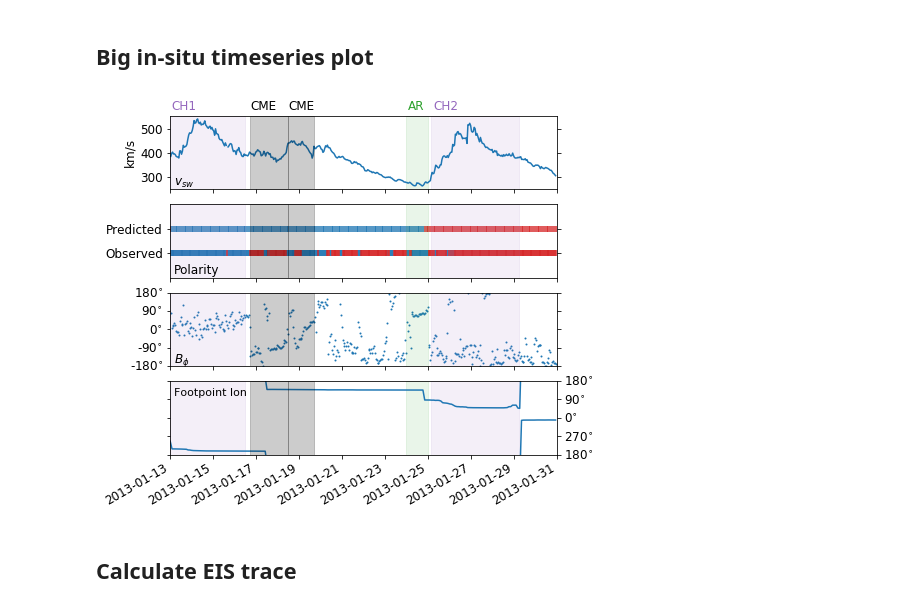
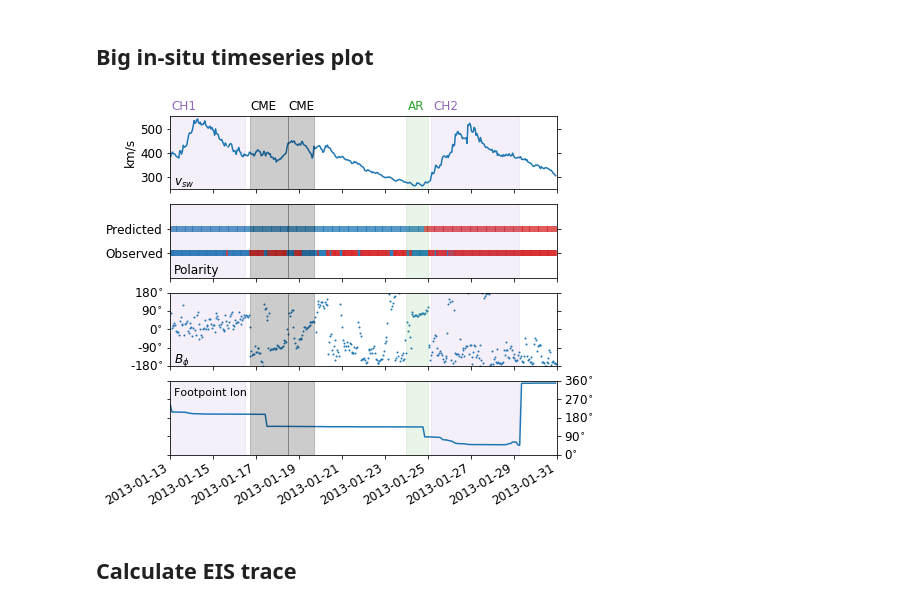
Before and after one commit to dstansby/publication-code, a Jupyter notebook: 2020-eis-tracing/figs_245.ipynb, the cells around one changed output. Saved outputs shown, nothing was run; the diff lists cells and outputs as text; code cells hidden in the pictures.

```diff
--- a/2020-eis-tracing/figs_245.ipynb
+++ b/2020-eis-tracing/figs_245.ipynb
@@ -173,37 +191,36 @@ ax.text(0.01, 0.05, 'Polarity', transform=ax.transAxes)
 # Bphi
 ax = axs[2]
 # Plot data
 ax.scatter(mag_data.index, Bphi_actual, s=1)
 # Formatting
 ax.text(0.01, 0.05, '$B_{\phi}$', transform=ax.transAxes)
 set_degree_yaxis(ax)
 
 # Solar fooptoint
 isopen = flines.polarities != 0
 feet = flines.open_field_lines.solar_feet
 feet.representation_type = 'spherical'
 
 # Longitude
 ax = axs[3]
 ax.plot(swics_data.index[isopen], feet.lon)
-ax.plot(swics_data.index[isopen], feet.lon - 360 * u.deg, color='C0')
 ax.text(0.01, 0.8, 'Footpoint lon', color='black', transform=ax.transAxes, size=11)
 ax.yaxis.tick_right()
-ax.set_ylim(-180, 180)
-ax.yaxis.set_major_locator(mticker.FixedLocator([-180, -90, 0, 90, 180]))
+ax.set_ylim(0, 360)
+ax.yaxis.set_major_locator(mticker.FixedLocator([0, 90, 180, 270, 360]))
 ax.yaxis.set_major_formatter(long_formatter())
 
 # Whole axis formatting
 add_bands(axs)
 [ax.tick_params(which='both', left=True, right=True) for ax in axs]
 # Add source region labels
 add_source_labels(axs[0])
 ax = axs[-1]
 ax.set_xlim(starttime, endtime)
 
 fig.autofmt_xdate()
 # %% [output]
-[figure, old version]
+[figure, new version]
 # %%
 fig.savefig('ace_overview.pdf', bbox_inches='tight')
 # %% [markdown]
```
Also changed, not shown: parts of 6 cells of this notebook, 5 other files.
